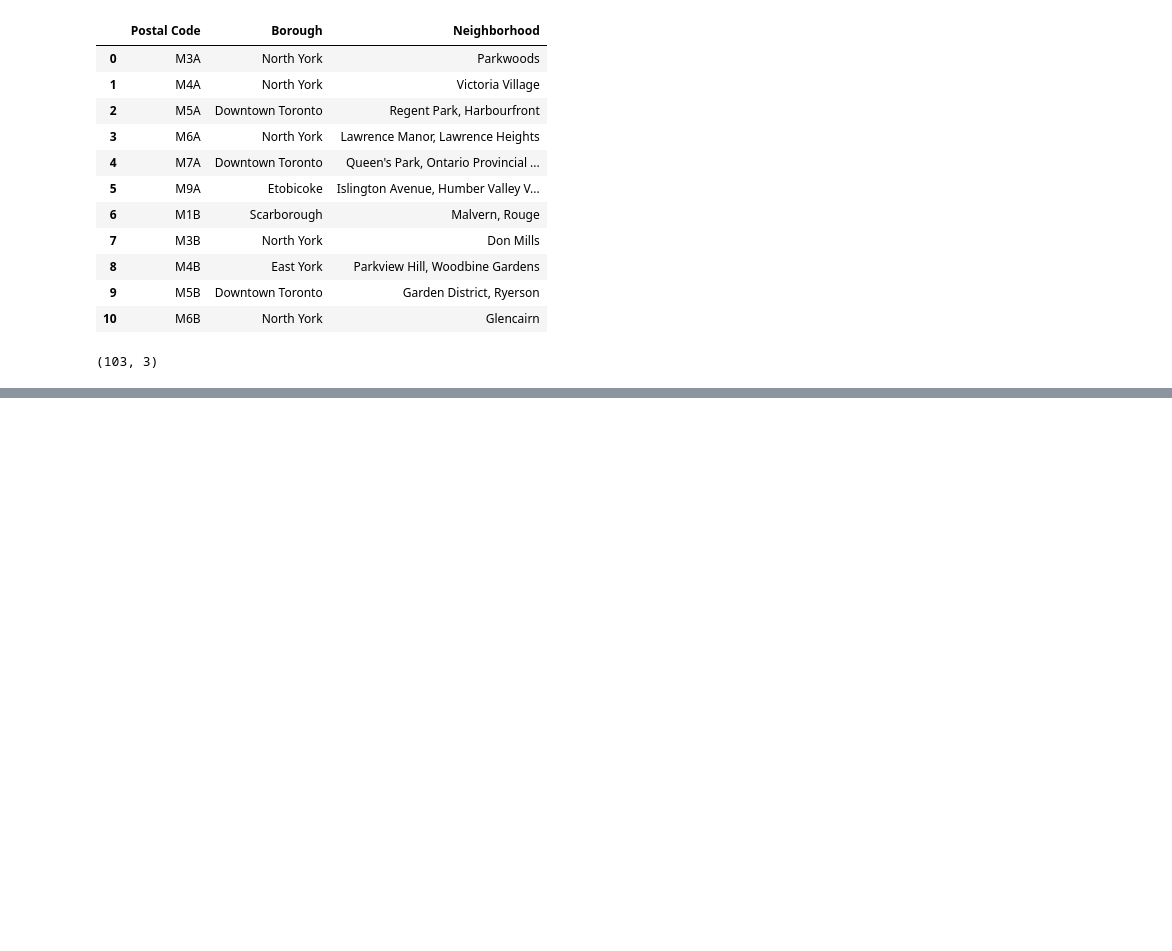
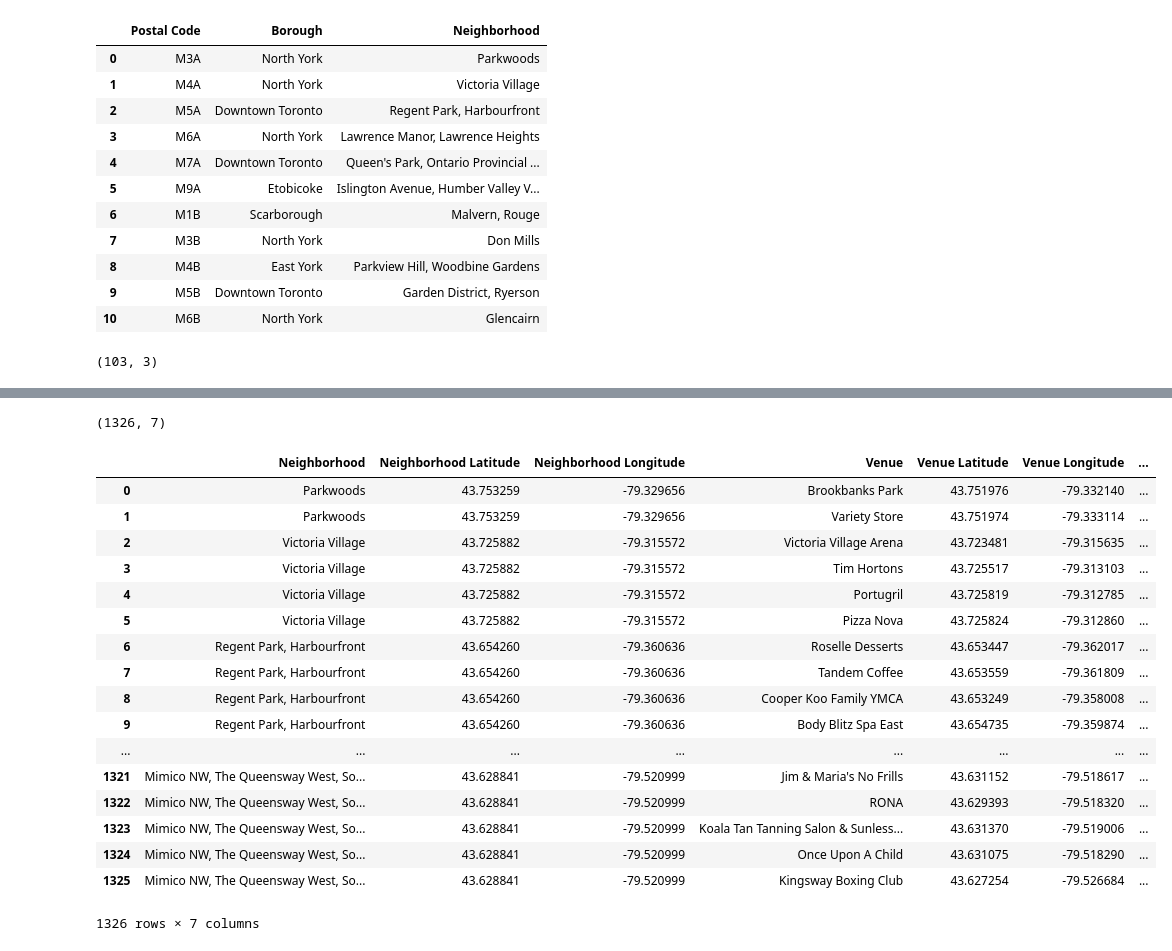
Before and after one commit to rcjmdebeer/Coursera_Capstone, a Jupyter notebook: Week 3 Applied Data Science.ipynb, the cells around one changed output, grey strips where cells are left out. Cells and saved outputs as stored; diff of their text form; code cells hidden in the pictures; blank space fills up the shorter version.

```diff
--- a/Week 3 Applied Data Science.ipynb
+++ b/Week 3 Applied Data Science.ipynb
@@ -60,0 +112,3 @@ df.shape
+# %%
+df = df.join(df_geodata.set_index('Postal Code'), on='Postal Code')
+df
@@ -60,0 +148,19 @@ df.shape
+# %%
+# create map of Toronto using latitude and longitude values
+map_Too = folium.Map(location=[latitude, longitude], zoom_start=10)
+
+# add markers to map
+for lat, lng, borough, neighborhood in zip(df['Latitude'], df['Longitude'], df['Borough'], df['Neighborhood']):
+    label = '{}, {}'.format(neighborhood, borough)
+    label = folium.Popup(label, parse_html=True)
+    folium.CircleMarker(
+        [lat, lng],
+        radius=5,
+        popup=label,
+        color='blue',
+        fill=True,
+        fill_color='#3186cc',
+        fill_opacity=0.7,
+        ).add_to(map_Too)
+
+map_Too
@@ -60,0 +169,8 @@ df.shape
+# %%
+CLIENT_ID = 'FGTDAZQLERDAI5RXQDFXJZ5O21ZMZXZFW0MI5QSQSVNPVBH3' # your Foursquare ID
+CLIENT_SECRET = 'XP2R05YFJZFBRK5B53IJZHCQUDU15HRVGITJ4NFSX5OTK5XT' # your Foursquare Secret
+VERSION = '20180604'
+LIMIT = 30
+print('Your credentails:')
+print('CLIENT_ID: ' + CLIENT_ID)
+print('CLIENT_SECRET:' + CLIENT_SECRET)
@@ -60,0 +221,5 @@ df.shape
+# %%
+kut_venues = getNearbyVenues(names=df['Neighborhood'],
+                                   latitudes=df['Latitude'],
+                                   longitudes=df['Longitude']
+                                  )
@@ -60,0 +244,23 @@ df.shape
+# %%
+print(kut_venues.shape)
+kut_venues
+# %% [output]
+(1326, 7)
+|  | Neighborhood | Neighborhood Latitude | Neighborhood Longitude | Venue | Venue Latitude | Venue Longitude | ... |
+| 0 | Parkwoods | 43.753259 | -79.329656 | Brookbanks Park | 43.751976 | -79.332140 | ... |
+| 1 | Parkwoods | 43.753259 | -79.329656 | Variety Store | 43.751974 | -79.333114 | ... |
+| 2 | Victoria Village | 43.725882 | -79.315572 | Victoria Village Arena | 43.723481 | -79.315635 | ... |
+| 3 | Victoria Village | 43.725882 | -79.315572 | Tim Hortons | 43.725517 | -79.313103 | ... |
+| 4 | Victoria Village | 43.725882 | -79.315572 | Portugril | 43.725819 | -79.312785 | ... |
+| 5 | Victoria Village | 43.725882 | -79.315572 | Pizza Nova | 43.725824 | -79.312860 | ... |
+| 6 | Regent Park, Harbourfront | 43.654260 | -79.360636 | Roselle Desserts | 43.653447 | -79.362017 | ... |
+| 7 | Regent Park, Harbourfront | 43.654260 | -79.360636 | Tandem Coffee | 43.653559 | -79.361809 | ... |
+| 8 | Regent Park, Harbourfront | 43.654260 | -79.360636 | Cooper Koo Family YMCA | 43.653249 | -79.358008 | ... |
+| 9 | Regent Park, Harbourfront | 43.654260 | -79.360636 | Body Blitz Spa East | 43.654735 | -79.359874 | ... |
+| ... | ... | ... | ... | ... | ... | ... | ... |
+| 1321 | Mimico NW, The Queensway West, So... | 43.628841 | -79.520999 | Jim & Maria's No Frills | 43.631152 | -79.518617 | ... |
+| 1322 | Mimico NW, The Queensway West, So... | 43.628841 | -79.520999 | RONA | 43.629393 | -79.518320 | ... |
+| 1323 | Mimico NW, The Queensway West, So... | 43.628841 | -79.520999 | Koala Tan Tanning Salon & Sunless... | 43.631370 | -79.519006 | ... |
+| 1324 | Mimico NW, The Queensway West, So... | 43.628841 | -79.520999 | Once Upon A Child | 43.631075 | -79.518290 | ... |
+| 1325 | Mimico NW, The Queensway West, So... | 43.628841 | -79.520999 | Kingsway Boxing Club | 43.627254 | -79.526684 | ... |
+1326 rows × 7 columns
```
Also changed, not shown: parts of 30 cells of this notebook.
